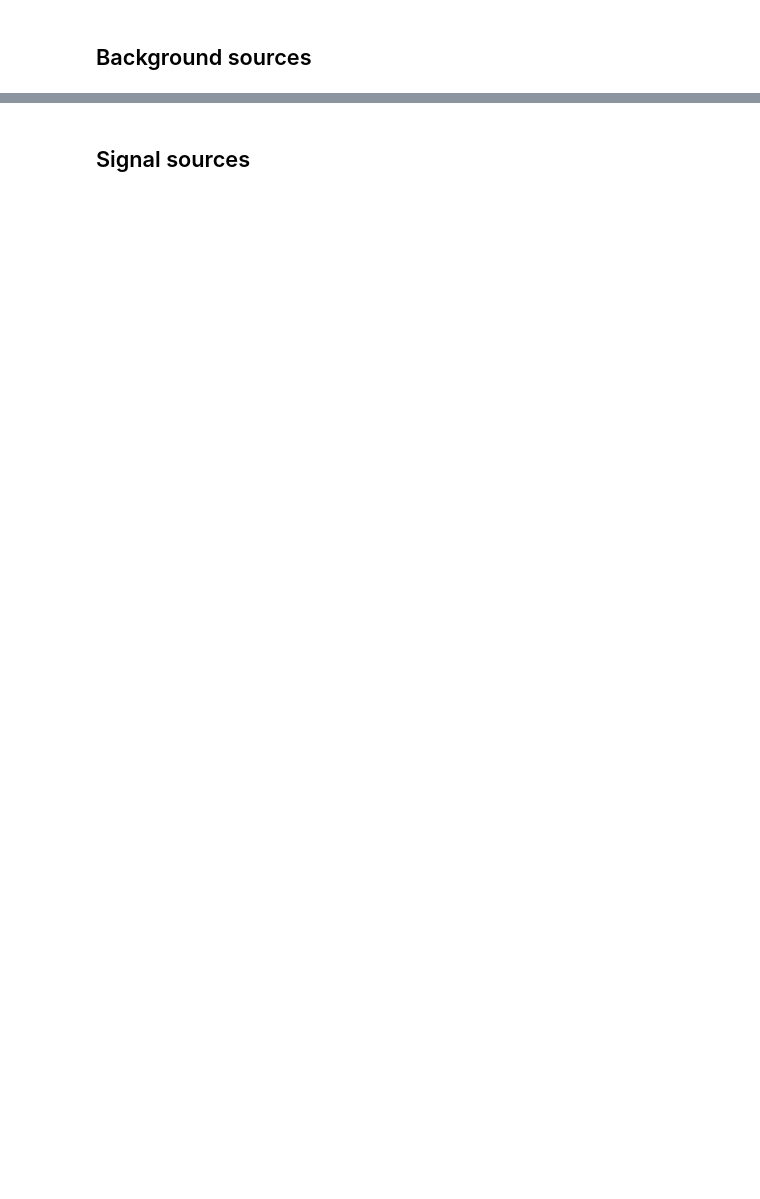
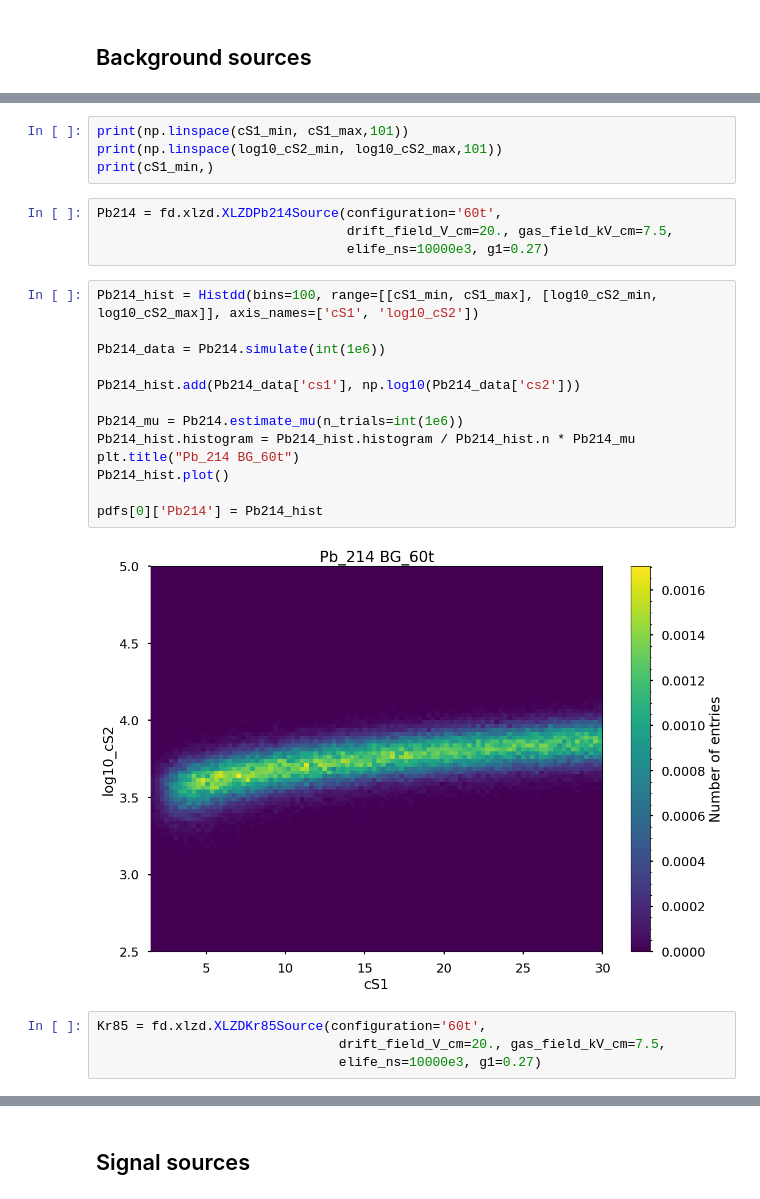
Before and after one commit to robertsjames/FlameFitSimple, a Jupyter notebook: analyses/wimp_sensitivity/XLZD_generate_templates.ipynb, the cells around one changed output, grey strips where cells are left out. Saved outputs shown, nothing was run; the diff lists cells and outputs as text; blank space fills up the shorter version.

```diff
--- a/analyses/wimp_sensitivity/XLZD_generate_templates.ipynb
+++ b/analyses/wimp_sensitivity/XLZD_generate_templates.ipynb
@@ -146,0 +100,27 @@ pdfs[0]['CEvNS_other'] = CEvNS_other_hist
+# %%
+print(np.linspace(cS1_min, cS1_max,101))
+print(np.linspace(log10_cS2_min, log10_cS2_max,101))
+print(cS1_min,)
+# %%
+Pb214 = fd.xlzd.XLZDPb214Source(configuration='60t',
+                                drift_field_V_cm=20., gas_field_kV_cm=7.5,
+                                elife_ns=10000e3, g1=0.27)
+# %%
+Pb214_hist = Histdd(bins=100, range=[[cS1_min, cS1_max], [log10_cS2_min, log10_cS2_max]], axis_names=['cS1', 'log10_cS2'])
+
+Pb214_data = Pb214.simulate(int(1e6))
+
+Pb214_hist.add(Pb214_data['cs1'], np.log10(Pb214_data['cs2']))
+
+Pb214_mu = Pb214.estimate_mu(n_trials=int(1e6))
+Pb214_hist.histogram = Pb214_hist.histogram / Pb214_hist.n * Pb214_mu
+plt.title("Pb_214 BG_60t")
+Pb214_hist.plot()
+
+pdfs[0]['Pb214'] = Pb214_hist
+# %% [output]
+[figure, added]
+# %%
+Kr85 = fd.xlzd.XLZDKr85Source(configuration='60t',
+                               drift_field_V_cm=20., gas_field_kV_cm=7.5,
+                               elife_ns=10000e3, g1=0.27)
```
Also changed, not shown: parts of 55 cells of this notebook, 16 other files.
